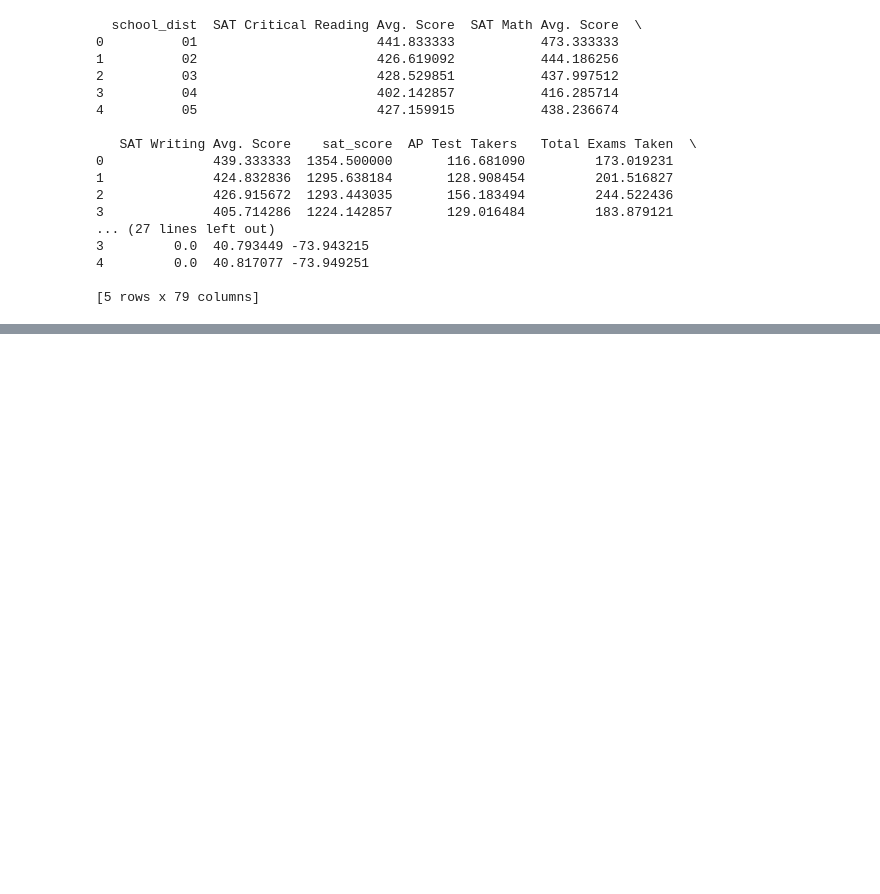
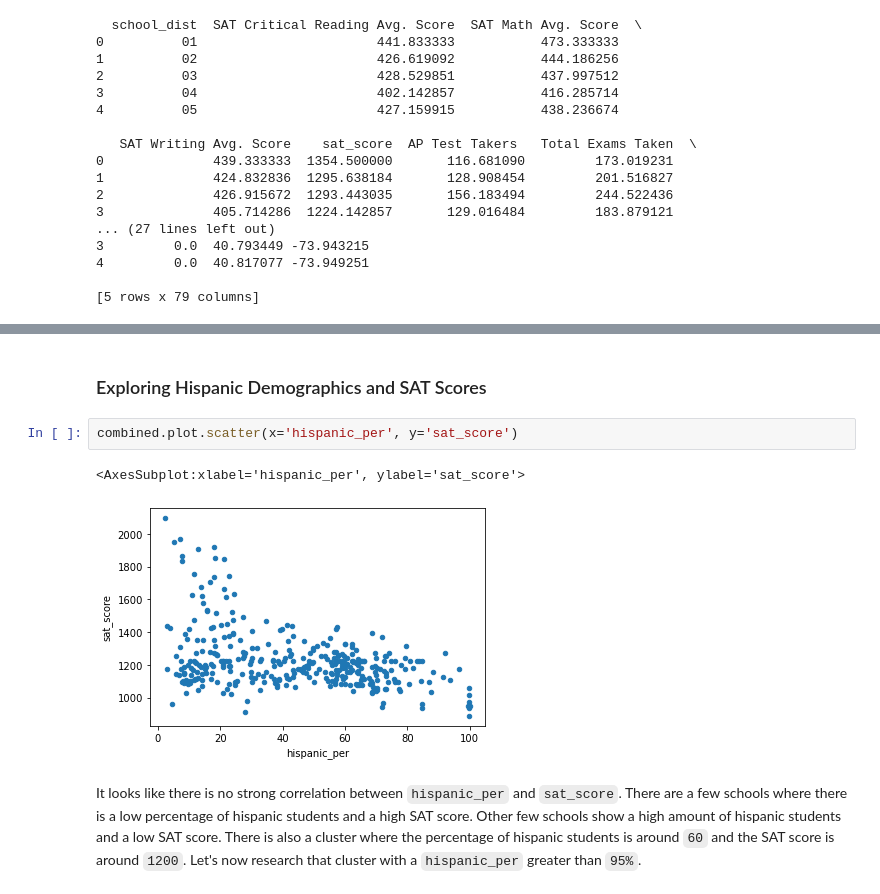
Before and after one commit to pheygiod/my_projects, a Jupyter notebook: completed/nyc_high_school.ipynb, the cells around one changed output, grey strips where cells are left out. Drawn from its saved outputs; the diff is of its cells as text; blank space fills up the shorter version.

```diff
--- a/nyc_high_school.ipynb
+++ b/completed/nyc_high_school.ipynb
@@ -835,0 +917,9 @@ print(districts.head())
+# %% [markdown]
+### Exploring Hispanic Demographics and SAT Scores
+# %%
+combined.plot.scatter(x='hispanic_per', y='sat_score')
+# %% [output]
+<AxesSubplot:xlabel='hispanic_per', ylabel='sat_score'>
+[figure, added]
+# %% [markdown]
+It looks like there is no strong correlation between `hispanic_per` and `sat_score`. There are a few schools where there is a low percentage of hispanic students and a high SAT score. Other few schools show a high amount of hispanic students and a low SAT score. There is also a cluster where the percentage of hispanic students is around `60` and the SAT score is around `1200`. Let's now research that cluster with a `hispanic_per` greater than `95%`.
```
Also changed, not shown: parts of 35 cells of this notebook, 8 other files.
